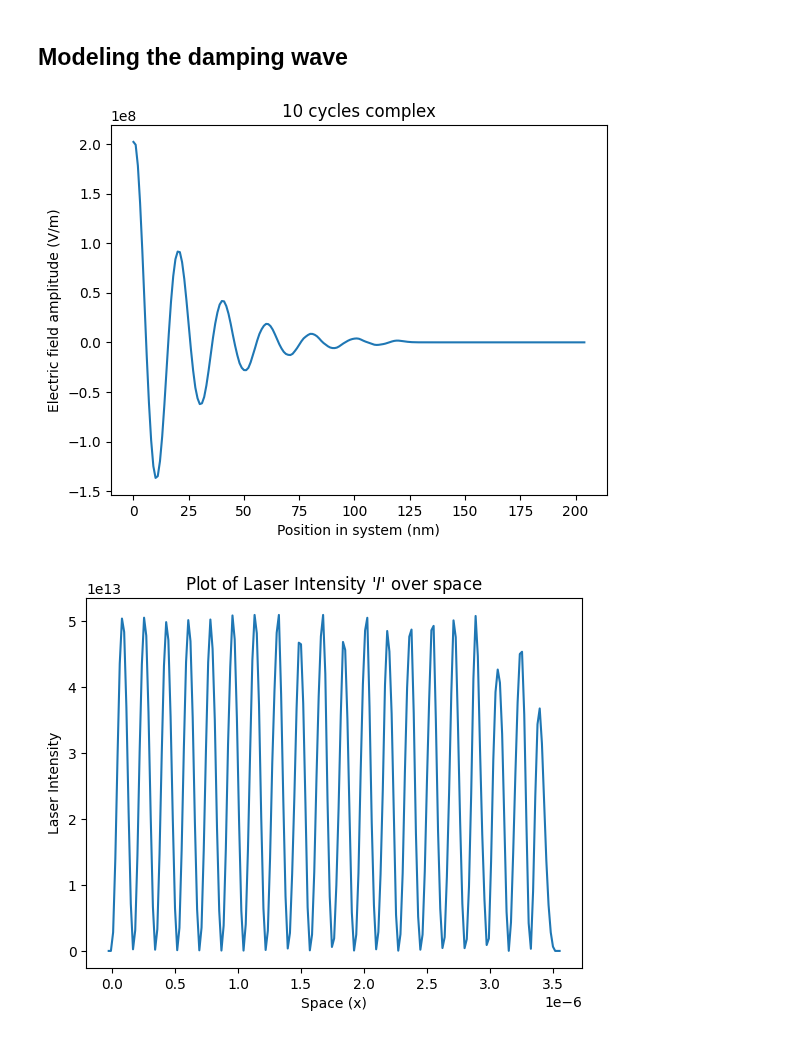
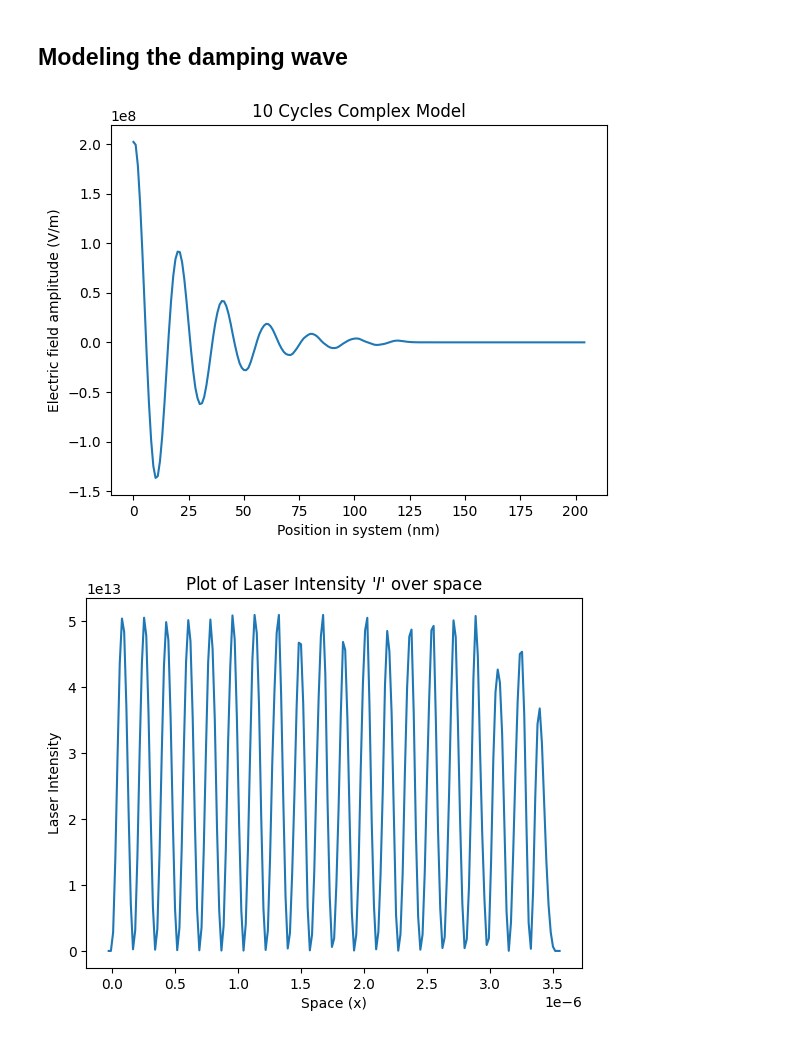
Before and after one commit to nickdavila/1D-Electromagnetic-Wave-Solver, a Jupyter notebook: Code/finite_difference_schemes.ipynb, the cells around one changed output. Cells and saved outputs as stored; diff of their text form; code cells hidden in the pictures.

```diff
--- a/Code/finite_difference_schemes.ipynb
+++ b/Code/finite_difference_schemes.ipynb
@@ -112,35 +112,35 @@ def complex_decaying_wave_soln(n_real, n_imaginary):
             # this if block constrains the wave to inside our physical bounds
             if (True) and abs(E_complex[n+1, i])/abs(E_0) > 1:
                 E_complex[n+1, i] = E_0 * np.sign(E_complex[n, i])
 
             index += 1
 
     return E_complex, x, t
 
 E_complex_non_damped = complex_decaying_wave_soln(1, 0)
 
 # Adding imaginary to damp wave
 # re-defining complex index of refraction (adding imaginary part to force damping using analytical solution)
 n_real = 1
 n_i = 0.125
 complex_refractive_index = complex(n_real, n_i)
 complex_wavenumber = (angular_frequency / speed_of_light) * complex_refractive_index
 E_complex_data = E_complex_non_damped[0]
 E_complex_data_xdata = E_complex_non_damped[1]
 E_complex_data_tdata = E_complex_non_damped[2]
 
-format_title = "{} cycles complex".format(lambda_mult)
+format_title = "{} Cycles Complex Model".format(lambda_mult)
 plt.title(format_title)
 plt.xlabel("Position in system (nm)") # in entire simulation domain. Units of 10 ** -9 meters in SI units
 plt.ylabel("Electric field amplitude (V/m)") # SI unit of volts / m
 # Setting the x-axis to 1-10
 # and y-axis to 1-15
 # plt.axis([0, 200, -2*(10**8), 2*(10**8)])
 # plt.plot(np.exp(-complex_wavenumber.imag * E_complex_data_xdata) * E_complex_data[int(int(E_complex_data.shape[0]/lambda_mult) * lambda_mult), :].real)
 plt.plot(np.exp(-complex_wavenumber.imag * E_complex_data_xdata) * E_complex_data[int(int(250/lambda_mult) * lambda_mult), :].real)
 plt.show()
 # %% [output]
-[figure, old version]
+[figure, new version]
 # %%
 # laser_intensity = S_xt / (-2 * complex_wavenumber)
 laser_intensity = (speed_of_light * n_real * permittivity_free_space)/2 * (E_complex_data.real)**2
```
Also changed, not shown: 3 other files.
